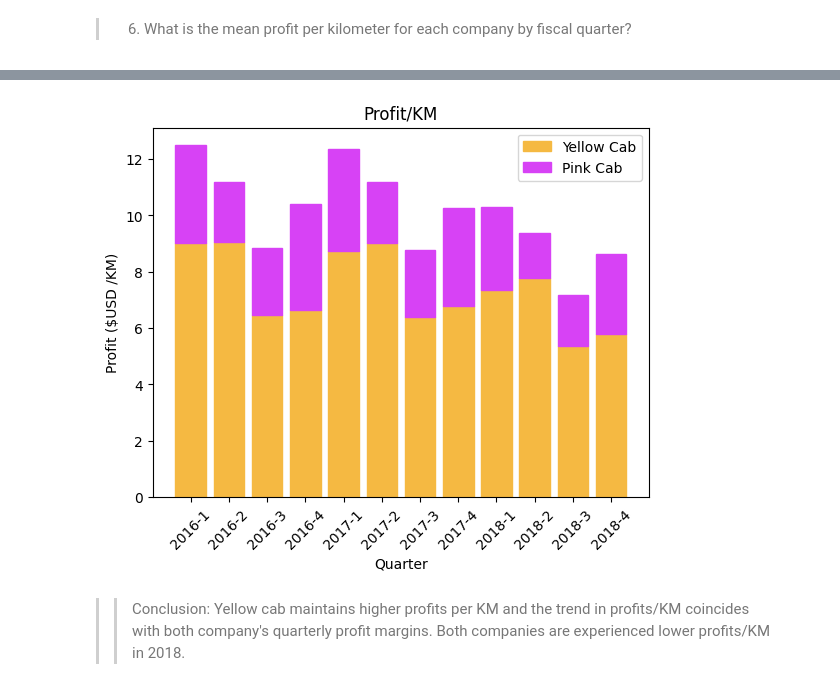
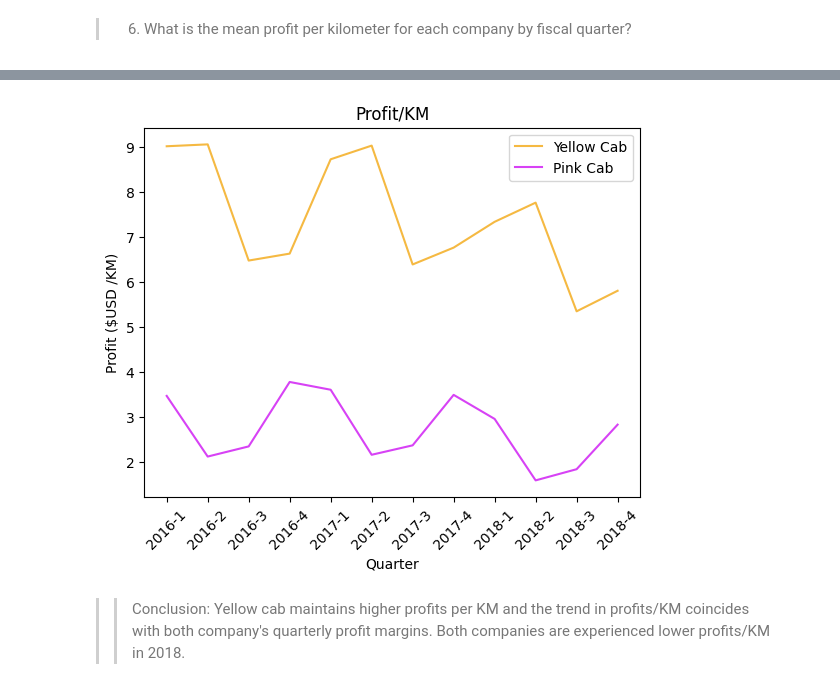
Before and after one commit to nureinumeya1999/Cab-Investment, a Jupyter notebook: src/EDA.ipynb, the cells around one changed output, grey strips where cells are left out. Drawn from its saved outputs; the diff is of its cells as text; code cells hidden in the pictures.

```diff
--- a/src/EDA.ipynb
+++ b/src/EDA.ipynb
@@ -618,18 +618,11 @@ def getProfitMarginPerFeature(d, feature):
 # %%
 ymq, pmq = getProfitMarginPerFeature(yellow, ['String Quarter']), getProfitMarginPerFeature(pink, ['String Quarter'])
 # %%
-y = plt.bar(ymq['String Quarter'], ymq['Profit Margin'] )
-y.set_label('Yellow Cab')
-p = plt.bar(pmq['String Quarter'], pmq['Profit Margin'], bottom=ymq['Profit Margin'])
-p.set_label('Pink Cab')
+plt.plot(ymq['String Quarter'], ymq['Profit Margin'] * 100, label='Yellow Cab', color='#f5b942')
+plt.plot(pmq['String Quarter'], pmq['Profit Margin'] * 100, label='Pink Cab', color='#d742f5')
+
 plt.xticks(rotation=45)
-
-for bar in p:
-    bar.set_color('#d742f5')
-
-for bar in y:
-    bar.set_color('#f5b942')
-
+plt.ylim(0, 100)
 plt.legend()
 plt.ylabel('Profit Margin (%)')
 plt.xlabel('Quarter')
@@ -725,23 +734,16 @@ ppkd, ypkd = getProfitPerKM(pink, ['KM Travelled']), getProfitPerKM(yellow, ['KM
 # %%
-ypk = plt.bar(ypkd['String Quarter'], ypkd['Profit/KM'] )
-ppk = plt.bar(ppkd['String Quarter'], ppkd['Profit/KM'], bottom=ypkd['Profit/KM'])
+plt.plot(ypkd['String Quarter'], ypkd['Profit/KM'], label='Yellow Cab', color='#f5b942' )
+plt.plot(ppkd['String Quarter'], ppkd['Profit/KM'], label='Pink Cab', color='#d742f5')
 plt.xticks(rotation=45)
 
-ypk.set_label('Yellow Cab')
-ppk.set_label('Pink Cab')
-for bar in ppk:
-    bar.set_color('#d742f5')
-
-for bar in ypk:
-    bar.set_color('#f5b942')
 
 plt.xlabel('Quarter')
 plt.ylabel('Profit ($USD /KM)')
 plt.title('Profit/KM')
 plt.legend()
 plt.show()
 # %% [output]
-[figure, old version]
+[figure, new version]
 # %% [markdown]
 >> Conclusion: Yellow cab maintains higher profits per KM and the trend in profits/KM coincides with both company's quarterly profit margins. Both companies are experienced lower profits/KM in 2018.
 # %% [markdown]
```
Also changed, not shown: parts of 7 cells of this notebook, 1 other file.
